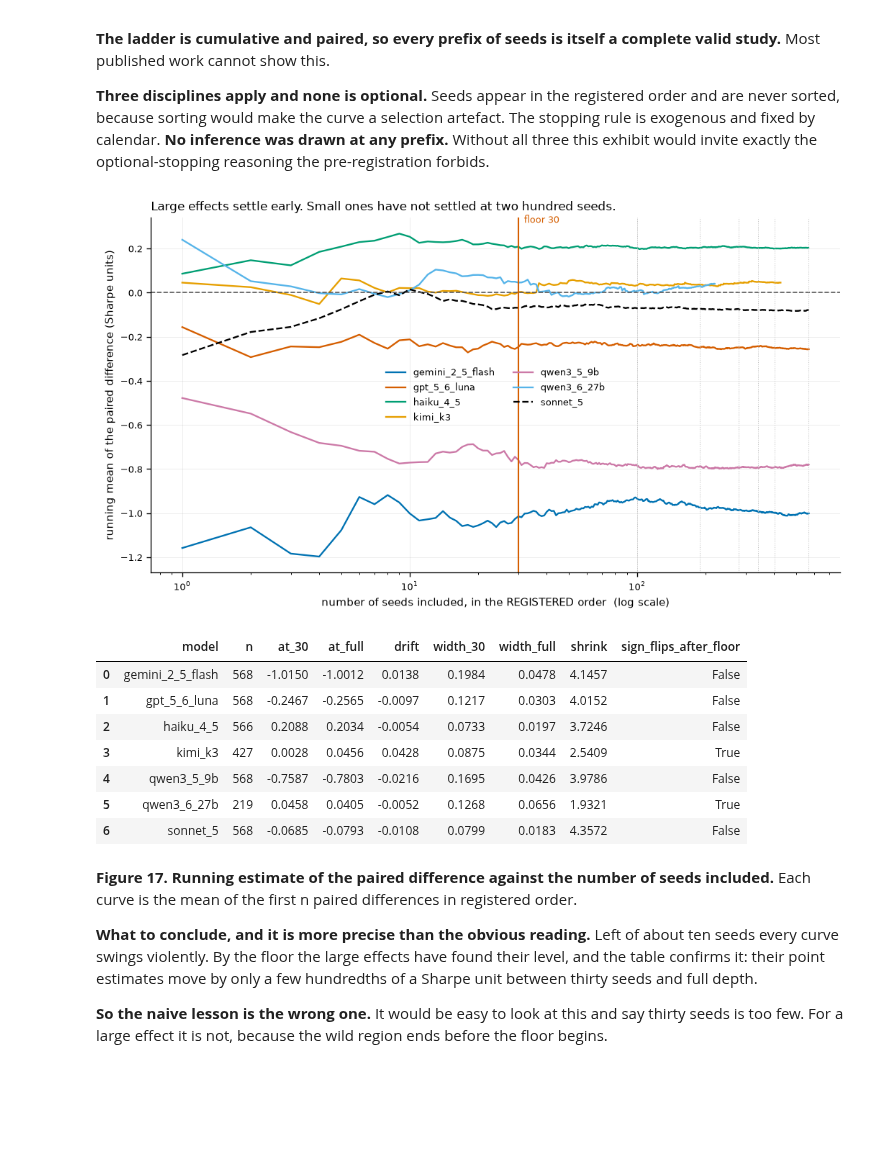
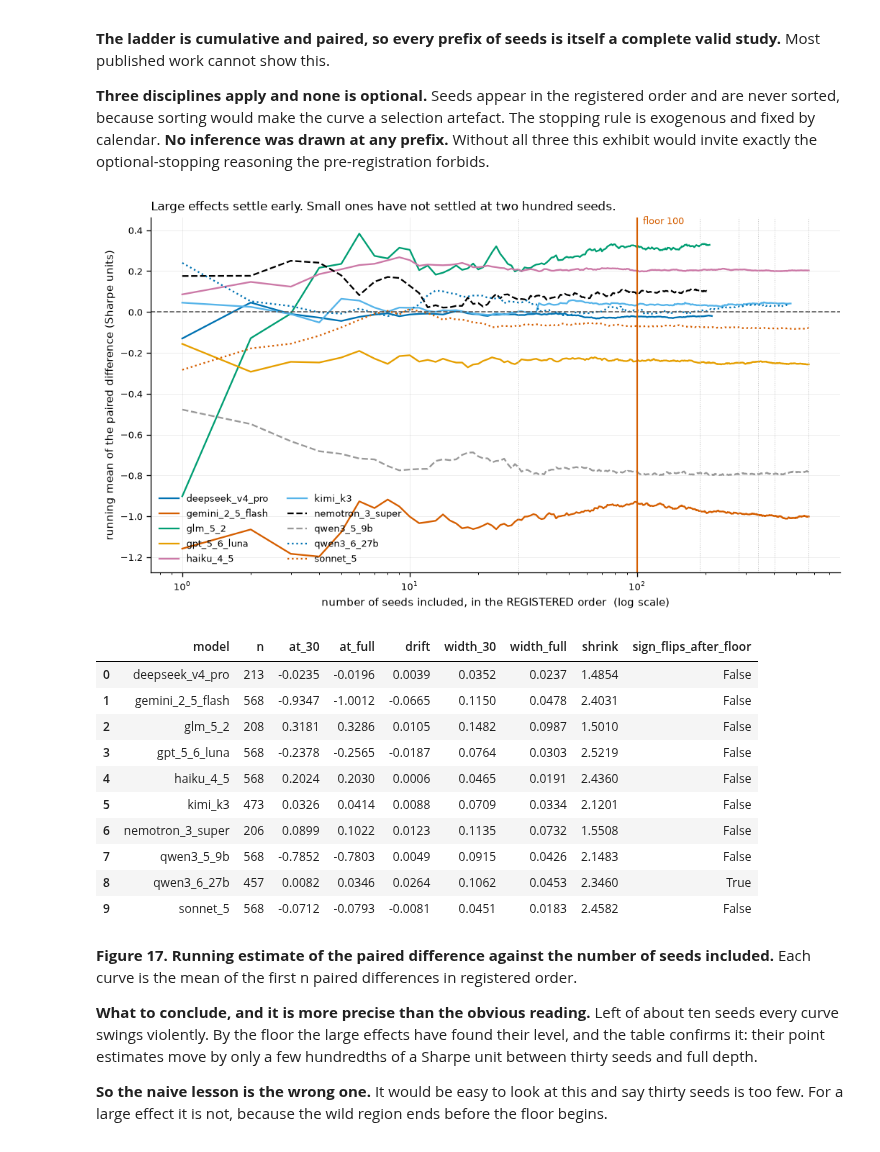
Before and after one commit to abailey81/llm-reward-portfolio, a Jupyter notebook: notebooks/preliminary_results.ipynb, the cells around one changed output. Cells and saved outputs as stored; diff of their text form; code cells hidden in the pictures; blank space fills up the shorter version.

```diff
--- a/notebooks/preliminary_results.ipynb
+++ b/notebooks/preliminary_results.ipynb
@@ -130,7 +130,7 @@ pd.set_option("display.width", 200, "display.max_columns", 80, "display.float_fo
 
 # ---- frozen design constants, not choices made here --------------------------------------
 LADDER    = (30, 100, 189, 279, 340, 403, 568)   # config/preregistration.yaml seeds.tiers
-FLOOR     = LADDER[0]
+FLOOR     = PL.FLOOR_SEEDS   # the LIVE banked ladder tier, not LADDER[0]
 STOP_DATE = "2026-08-27"                         # the exogenous stop
 CI_ALPHA  = 0.10                                 # 90% intervals, the registered level
 BOOT_REPS = 4000
@@ -291,15 +291,37 @@ intervals are 90% percentile bootstrap over seeds, 4000 resamples, deterministic
 registered arm roster, so an arm that exists in the design but has produced nothing counts as zero
 rather than disappearing.
 # %%
+def contiguous_prefix(line: str, arm: str) -> int:
+    """The largest n such that this (line, arm) holds EVERY seed 0..n-1.
+
+    This is the only depth a paired analysis may use, because the CRN pairing is by seed index.
+    It is deliberately NOT a record count: records sitting above a gap are real work and are
+    reported separately as "stranded above holes", but they cannot enter a paired contrast until
+    the gap beneath them fills.
+    """
+    seeds = set(int(s) for s in D.loc[(D["line"] == line) & (D["arm"] == arm), "seed"])
+    n = 0
+    while n in seeds:
+        n += 1
+    return n
+
+
 prov = []
 for line in LINES:
     arms = roster(line)
-    depths = {a: int(((D["line"] == line) & (D["arm"] == a)).sum()) for a in arms}
+    # A RECORD COUNT IS NOT A DEPTH, and using one overstates the rung. The CRN pairing is by
+    # seed INDEX, so a paired contrast may only use seeds present in EVERY arm it compares. An arm
+    # holding 204 records with seeds 143 and 144 missing can pair 143 of them, not 204. Holes hide
+    # depth, and a count silently reports the hole as progress. Measured 2026-08-10: the count says
+    # rung 189, the complete prefix says rung 100, and 100 is the honest number.
+    depths = {a: contiguous_prefix(line, a) for a in arms}
+    counts = {a: int(((D["line"] == line) & (D["arm"] == a)).sum()) for a in arms}
     banked = min(depths.values()) if depths else 0
     rung = max([r for r in LADDER if r <= banked], default=0)
-    empty = [a for a, n in depths.items() if n == 0]
-    prov.append({"model": pretty(line), "arms": len(arms), "records": sum(depths.values()),
-                 "min arm": banked, "rung": rung if rung else None,
+    empty = [a for a, n in counts.items() if n == 0]
+    prov.append({"model": pretty(line), "arms": len(arms), "records": sum(counts.values()),
+                 "min arm": banked, "stranded above holes": sum(counts.values()) - sum(depths.values()),
+                 "rung": rung if rung else None,
                  "arms with NO data": ", ".join(empty) if empty else "-"})
 P = pd.DataFrame(prov).sort_values("min arm", ascending=False).reset_index(drop=True)
 display(P)
@@ -1434,49 +1457,58 @@ DEEP = [l for l in LEGS
         if min(len(cell(l, "distributional", floor_only=False)),
                len(cell(l, "scalar", floor_only=False))) >= 200]
 
+# The first eight are unchanged, so every figure built before 2026-08-10 keeps its colours.
+# The dotted tail was APPENDED because the campaign outgrew the list: DEEP is every leg holding
+# >=200 seeds in both arms, and more legs qualify at every rung. A hardcoded palette is a defect
+# the day the ladder passes it -- the assertion below is kept, and the palette is what moves.
+_EXTRA = ("blue", "vermillion", "green", "orange", "purple", "skyblue", "yellow", "black", "grey")
 SERIES_STYLE = [(OKABE_ITO["blue"], "-"), (OKABE_ITO["vermillion"], "-"), (OKABE_ITO["green"], "-"),
                 (OKABE_ITO["orange"], "-"), (OKABE_ITO["purple"], "-"), (OKABE_ITO["skyblue"], "-"),
-                (OKABE_ITO["black"], "--"), (OKABE_ITO["grey"], "--")]
+                (OKABE_ITO["black"], "--"), (OKABE_ITO["grey"], "--")] + [
+                (OKABE_ITO[c], ":") for c in _EXTRA]
 assert len(SERIES_STYLE) >= len(DEEP), "extend SERIES_STYLE"
 
 fig, ax = plt.subplots(figsize=(8.6, 4.8))
 traj = []
 for k, line in enumerate(sorted(DEEP)):
     dd = cell(line, "distributional", floor_only=False)
     ds = cell(line, "scalar", floor_only=False)
     common = dd.index.intersection(ds.index)                  # REGISTERED ORDER, never value-sorted
     d = (dd.loc[common] - ds.loc[common]).to_numpy()
     run = np.cumsum(d) / np.arange(1, d.size + 1)
     col, sty = SERIES_STYLE[k]
     ax.plot(np.arange(1, d.size + 1), run, lw=1.4, color=col, ls=sty, label=pretty(line))
     _, l30, h30 = boot_ci(d[:FLOOR]); _, lN, hN = boot_ci(d)
     traj.append({"model": pretty(line), "n": d.size, "at_30": d[:FLOOR].mean(), "at_full": d.mean(),
                  "drift": d.mean() - d[:FLOOR].mean(), "width_30": h30 - l30, "width_full": hN - lN,
                  "shrink": (h30 - l30) / (hN - lN) if hN > lN else np.nan,
                  "sign_flips_after_floor": len(set(np.sign(run[FLOOR - 1:]))) > 1})
 ax.axhline(0.0, color="0.35", lw=1.0, ls="--")
 for r in LADDER:
     ax.axvline(r, color="0.75", lw=0.6, ls=":")
 ax.axvline(FLOOR, color=OKABE_ITO["vermillion"], lw=1.3)
-ax.text(FLOOR * 1.06, ax.get_ylim()[1] * 0.93, "floor 30", color=OKABE_ITO["vermillion"], fontsize=8)
+ax.text(FLOOR * 1.06, ax.get_ylim()[1] * 0.93, f"floor {FLOOR}", color=OKABE_ITO["vermillion"], fontsize=8)
 ax.set_xscale("log")
 ax.set_xlabel("number of seeds included, in the REGISTERED order  (log scale)")
 ax.set_ylabel("running mean of the paired difference (Sharpe units)")
 ax.set_title("Large effects settle early. Small ones have not settled at two hundred seeds.", loc="left")
 ax.legend(loc="best", ncols=2, fontsize=8)
 savefig(fig, FIGDIR / "F17_seed_trajectory.png")
 plt.show()
 display(pd.DataFrame(traj))
 # %% [output]
-[figure, old version]
+[figure, new version]
 |  | model | n | at_30 | at_full | drift | width_30 | width_full | shrink | sign_flips_after_floor |
-| 0 | gemini_2_5_flash | 568 | -1.0150 | -1.0012 | 0.0138 | 0.1984 | 0.0478 | 4.1457 | False |
-| 1 | gpt_5_6_luna | 568 | -0.2467 | -0.2565 | -0.0097 | 0.1217 | 0.0303 | 4.0152 | False |
-| 2 | haiku_4_5 | 566 | 0.2088 | 0.2034 | -0.0054 | 0.0733 | 0.0197 | 3.7246 | False |
-| 3 | kimi_k3 | 427 | 0.0028 | 0.0456 | 0.0428 | 0.0875 | 0.0344 | 2.5409 | True |
-| 4 | qwen3_5_9b | 568 | -0.7587 | -0.7803 | -0.0216 | 0.1695 | 0.0426 | 3.9786 | False |
-| 5 | qwen3_6_27b | 219 | 0.0458 | 0.0405 | -0.0052 | 0.1268 | 0.0656 | 1.9321 | True |
-| 6 | sonnet_5 | 568 | -0.0685 | -0.0793 | -0.0108 | 0.0799 | 0.0183 | 4.3572 | False |
+| 0 | deepseek_v4_pro | 213 | -0.0235 | -0.0196 | 0.0039 | 0.0352 | 0.0237 | 1.4854 | False |
+| 1 | gemini_2_5_flash | 568 | -0.9347 | -1.0012 | -0.0665 | 0.1150 | 0.0478 | 2.4031 | False |
+| 2 | glm_5_2 | 208 | 0.3181 | 0.3286 | 0.0105 | 0.1482 | 0.0987 | 1.5010 | False |
+| 3 | gpt_5_6_luna | 568 | -0.2378 | -0.2565 | -0.0187 | 0.0764 | 0.0303 | 2.5219 | False |
+| 4 | haiku_4_5 | 568 | 0.2024 | 0.2030 | 0.0006 | 0.0465 | 0.0191 | 2.4360 | False |
+| 5 | kimi_k3 | 473 | 0.0326 | 0.0414 | 0.0088 | 0.0709 | 0.0334 | 2.1201 | False |
+| 6 | nemotron_3_super | 206 | 0.0899 | 0.1022 | 0.0123 | 0.1135 | 0.0732 | 1.5508 | False |
+| 7 | qwen3_5_9b | 568 | -0.7852 | -0.7803 | 0.0049 | 0.0915 | 0.0426 | 2.1483 | False |
+| 8 | qwen3_6_27b | 457 | 0.0082 | 0.0346 | 0.0264 | 0.1062 | 0.0453 | 2.3460 | True |
+| 9 | sonnet_5 | 568 | -0.0712 | -0.0793 | -0.0081 | 0.0451 | 0.0183 | 2.4582 | False |
 # %% [markdown]
 **Figure 17. Running estimate of the paired difference against the number of seeds included.** Each
 curve is the mean of the first n paired differences in registered order.
```
Also changed, not shown: parts of 34 cells of this notebook, 3 other files.
